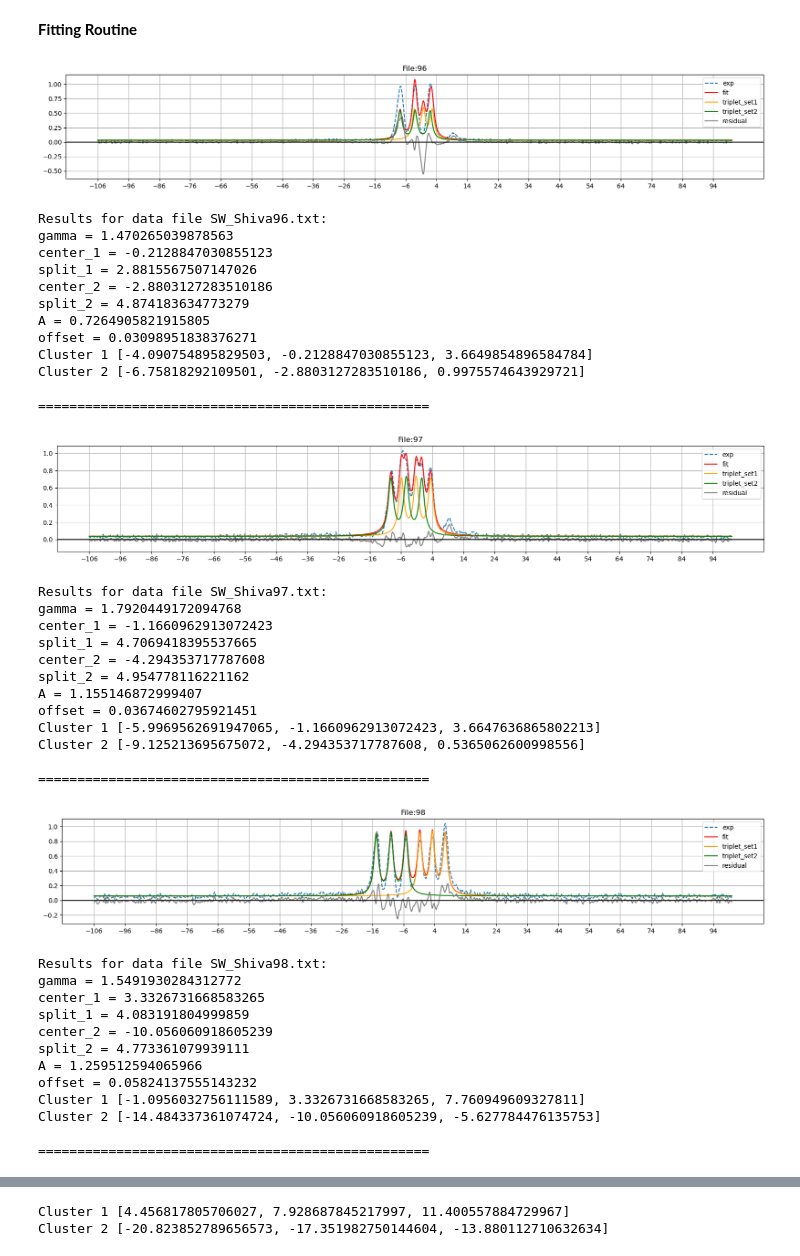
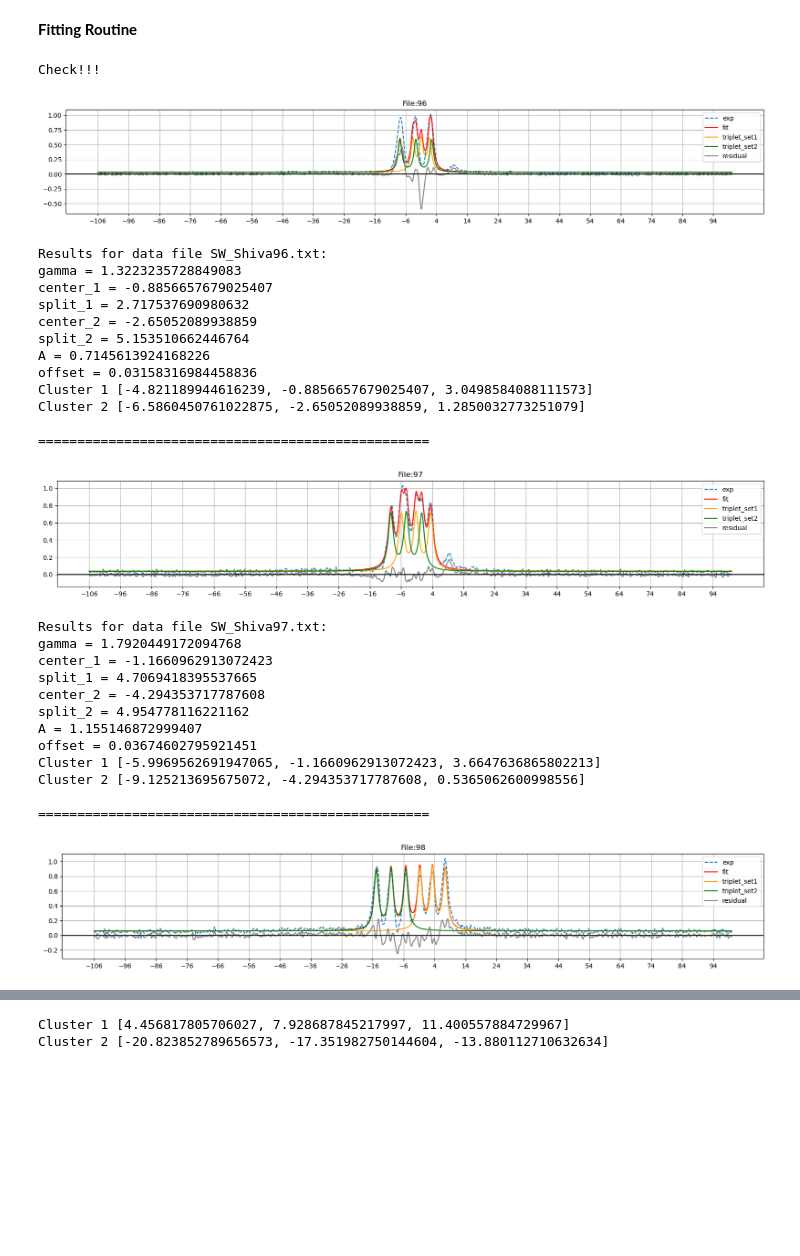
Before and after one commit to AstrobioShiva/Script_project, a Jupyter notebook: NMR_analysis/visualize_peaks.ipynb, the cells around one changed output, grey strips where cells are left out. Cells and saved outputs as stored; diff of their text form; code cells hidden in the pictures; blank space fills up the shorter version.

```diff
--- a/NMR_analysis/visualize_peaks.ipynb
+++ b/NMR_analysis/visualize_peaks.ipynb
@@ -31,7 +31,7 @@ x = np.arange(x_start, x_end, steps_ppm)
 # %% [markdown]
 **Plotting Experimental Data**
 # %%
-path = "/home/shiva/WMU/PhD/Data/text/"                                       #output filepath
+path = "/home/shiva/WMU/PhD/Scripts/phd_project/Python/NMR/Data_exp/"                                       #output filepath
 file_start = 96                                                             #enter the first file number
 file_end = 99                                                                #enter the last file number
 timestamp = time.strftime("%Y%m%d_%H%M%S")                                    #timestamp to seperate files
@@ -63,14 +63,14 @@ peaks = int(2*s) #peaks in one cluster
 
 #****************provide initial values*****************************************
 initializer_list = [
-    {'gamma': 1, 'center_1': -3, 'split_1': 2, 'center_2': -3, 'split_2': 2, 'A': 1, 'offset': 0.5},
+    {'gamma': 1, 'center_1': -1, 'split_1': 2, 'center_2': -1, 'split_2': 2, 'A': 1, 'offset': 0.5},
     {'gamma': 1, 'center_1': 0, 'split_1': 5, 'center_2': -5, 'split_2' : 5, 'A': 1, 'offset': 0.5},
     {'gamma': 1, 'center_1': 3, 'split_1': 5, 'center_2': -10, 'split_2' : 5, 'A': 1, 'offset': 0.5},
     {'gamma': 1, 'center_1': 8, 'split_1': 5, 'center_2': -18, 'split_2' : 5, 'A': 1, 'offset': 0.5}
     ]
 
 for numb, initial_values in zip(range(file_start, file_end+1), initializer_list):
-    yData = np.loadtxt("/home/shiva/WMU/PhD/Data/text/SW_Shiva"+str(numb)+".txt", unpack=True ) # read in
+    yData = np.loadtxt(path+"SW_Shiva"+str(numb)+".txt", unpack=True ) # read in
     yData = yData / max(yData)                                                                  # normalize
     yData = yData - min(yData)                                                                  # remove any vertical offset
     least_squares = LeastSquares(x, yData, 0.1, lorentz_cluster)
@@ -124,69 +124,58 @@ for numb, initial_values in zip(range(file_start, file_end+1), initializer_list)
     # Creating a list to store all rows before writing to CSV
     rows_to_write = []
 
     for id, (a,i) in enumerate(parameter):
         peak_array = []
         for j in range(-peaks+2, peaks-1):
             key = f"result{id + 1}_{j}"
             result = a + j * i
             peak_array.append(result)
         peak_arrays[id] = peak_array
         print(f"Cluster {id + 1}", peak_array)
 
     # Creating a dictionary for the current row
     row_dict = {'file': numb}
     for id, peak_array in enumerate(peak_arrays):
         for j, peak_value in enumerate(peak_array):
             row_dict[f"Cluster{id + 1}_{j - peaks + 2}"] = peak_value
 
     # Appending the current row to the list
     rows_to_write.append(row_dict)
     with open (path+out_file_name, 'a') as csvfile:
         fieldnames = ['file', 'Cluster1_-1', 'Cluster1_0', 'Cluster1_1', 'Cluster2_-1', 'Cluster2_0', 'Cluster2_1'] #header for the output file
         writer = csv.DictWriter(csvfile, fieldnames=fieldnames)
 
         # Writing the headers only if the file is empty
         if csvfile.tell() == 0:
             writer.writeheader()
         writer.writerows(rows_to_write)
     print("\n" + "=" * 50)
 # %% [output]
+Check!!!
-[figure, old version]
+[figure, new version]
-Results for data file SW_Shiva96.txt:
-gamma = 1.470265039878563
-center_1 = -0.2128847030855123
-split_1 = 2.8815567507147026
-center_2 = -2.8803127283510186
-split_2 = 4.874183634773279
-A = 0.7264905821915805
-offset = 0.03098951838376271
-Cluster 1 [-4.090754895829503, -0.2128847030855123, 3.6649854896584784]
-Cluster 2 [-6.75818292109501, -2.8803127283510186, 0.9975574643929721]
-
-==================================================
+Results for data file SW_Shiva96.txt:
+gamma = 1.3223235728849083
+center_1 = -0.8856657679025407
+split_1 = 2.717537690980632
+center_2 = -2.65052089938859
+split_2 = 5.153510662446764
+A = 0.7145613924168226
+offset = 0.03158316984458836
+Cluster 1 [-4.821189944616239, -0.8856657679025407, 3.0498584088111573]
+Cluster 2 [-6.5860450761022875, -2.65052089938859, 1.2850032773251079]
+
+==================================================
 [figure]
-Results for data file SW_Shiva97.txt:
-gamma = 1.7920449172094768
-center_1 = -1.1660962913072423
-split_1 = 4.7069418395537665
-center_2 = -4.294353717787608
-split_2 = 4.954778116221162
-A = 1.155146872999407
-offset = 0.03674602795921451
-Cluster 1 [-5.9969562691947065, -1.1660962913072423, 3.6647636865802213]
-Cluster 2 [-9.125213695675072, -4.294353717787608, 0.5365062600998556]
-
-==================================================
+Results for data file SW_Shiva97.txt:
+gamma = 1.7920449172094768
+center_1 = -1.1660962913072423
+split_1 = 4.7069418395537665
+center_2 = -4.294353717787608
+split_2 = 4.954778116221162
+A = 1.155146872999407
+offset = 0.03674602795921451
+Cluster 1 [-5.9969562691947065, -1.1660962913072423, 3.6647636865802213]
+Cluster 2 [-9.125213695675072, -4.294353717787608, 0.5365062600998556]
+
+==================================================
 [figure]
-Results for data file SW_Shiva98.txt:
-gamma = 1.5491930284312772
-center_1 = 3.3326731668583265
-split_1 = 4.083191804999859
-center_2 = -10.056060918605239
-split_2 = 4.773361079939111
-A = 1.259512594065966
-offset = 0.05824137555143232
-Cluster 1 [-1.0956032756111589, 3.3326731668583265, 7.760949609327811]
-Cluster 2 [-14.484337361074724, -10.056060918605239, -5.627784476135753]
-
-==================================================
```
Also changed, not shown: parts of 2 cells of this notebook.
